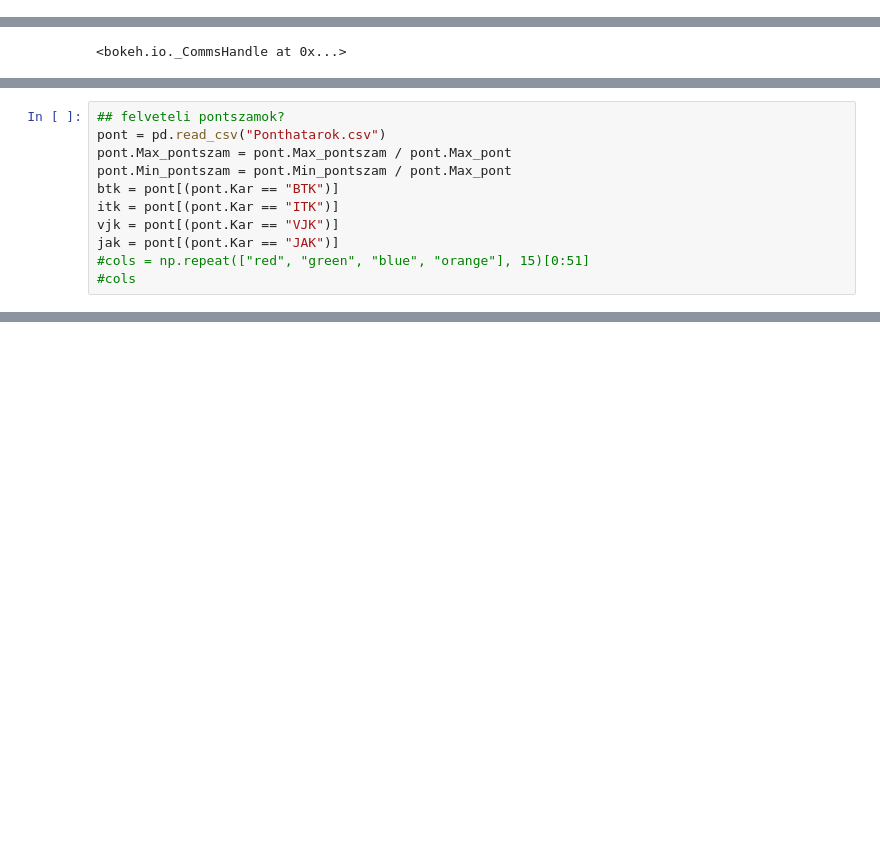
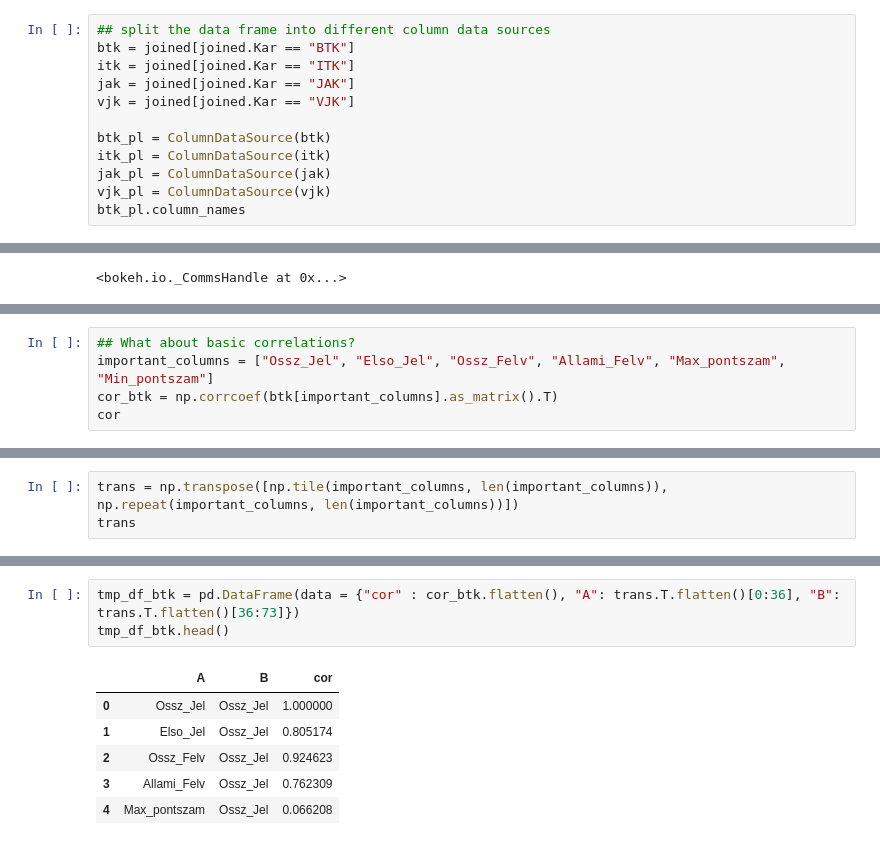
Before and after one commit to gurbanics/pytech-vis, a Jupyter notebook: notebooks/Bokeh Pazmany.ipynb, the cells around one changed output, grey strips where cells are left out. Saved outputs shown, nothing was run; the diff lists cells and outputs as text; blank space fills up the shorter version.

```diff
--- a/notebooks/Bokeh Pazmany.ipynb
+++ b/notebooks/Bokeh Pazmany.ipynb
@@ -58,0 +58,12 @@ btk
+# %%
+## split the data frame into different column data sources
+btk = joined[joined.Kar == "BTK"]
+itk = joined[joined.Kar == "ITK"]
+jak = joined[joined.Kar == "JAK"]
+vjk = joined[joined.Kar == "VJK"]
+
+btk_pl = ColumnDataSource(btk)
+itk_pl = ColumnDataSource(itk)
+jak_pl = ColumnDataSource(jak)
+vjk_pl = ColumnDataSource(vjk)
+btk_pl.column_names
@@ -231,12 +131 @@ show(p)
-# %%
-## felveteli pontszamok?
-pont = pd.read_csv("Ponthatarok.csv")
-pont.Max_pontszam = pont.Max_pontszam / pont.Max_pont
-pont.Min_pontszam = pont.Min_pontszam / pont.Max_pont
-btk = pont[(pont.Kar == "BTK")]
-itk = pont[(pont.Kar == "ITK")]
-vjk = pont[(pont.Kar == "VJK")]
-jak = pont[(pont.Kar == "JAK")]
-#cols = np.repeat(["red", "green", "blue", "orange"], 15)[0:51]
-#cols
 # %%
@@ -328,0 +177,5 @@ show(p)
+# %%
+## What about basic correlations?
+important_columns = ["Ossz_Jel", "Elso_Jel", "Ossz_Felv", "Allami_Felv", "Max_pontszam", "Min_pontszam"]
+cor_btk = np.corrcoef(btk[important_columns].as_matrix().T)
+cor
@@ -328,0 +199,3 @@ show(p)
+# %%
+trans = np.transpose([np.tile(important_columns, len(important_columns)), np.repeat(important_columns, len(important_columns))])
+trans
@@ -328,0 +220,10 @@ show(p)
+# %%
+tmp_df_btk = pd.DataFrame(data = {"cor" : cor_btk.flatten(), "A": trans.T.flatten()[0:36], "B": trans.T.flatten()[36:73]})
+tmp_df_btk.head()
+# %% [output]
+|  | A | B | cor |
+| 0 | Ossz_Jel | Ossz_Jel | 1.000000 |
+| 1 | Elso_Jel | Ossz_Jel | 0.805174 |
+| 2 | Ossz_Felv | Ossz_Jel | 0.924623 |
+| 3 | Allami_Felv | Ossz_Jel | 0.762309 |
+| 4 | Max_pontszam | Ossz_Jel | 0.066208 |
```
Also changed, not shown: parts of 40 cells of this notebook.
